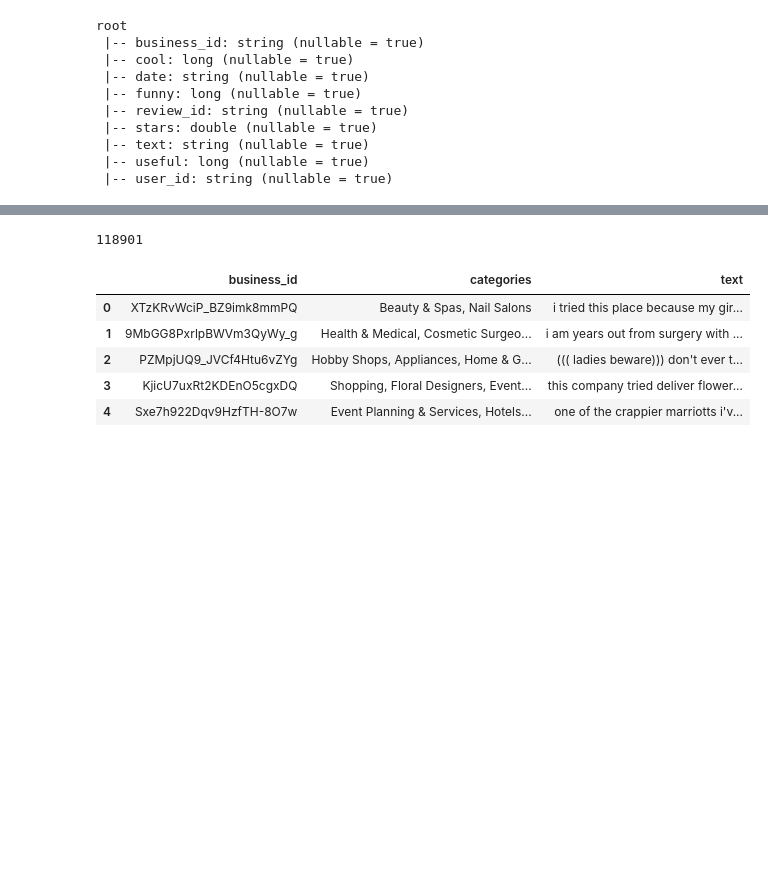
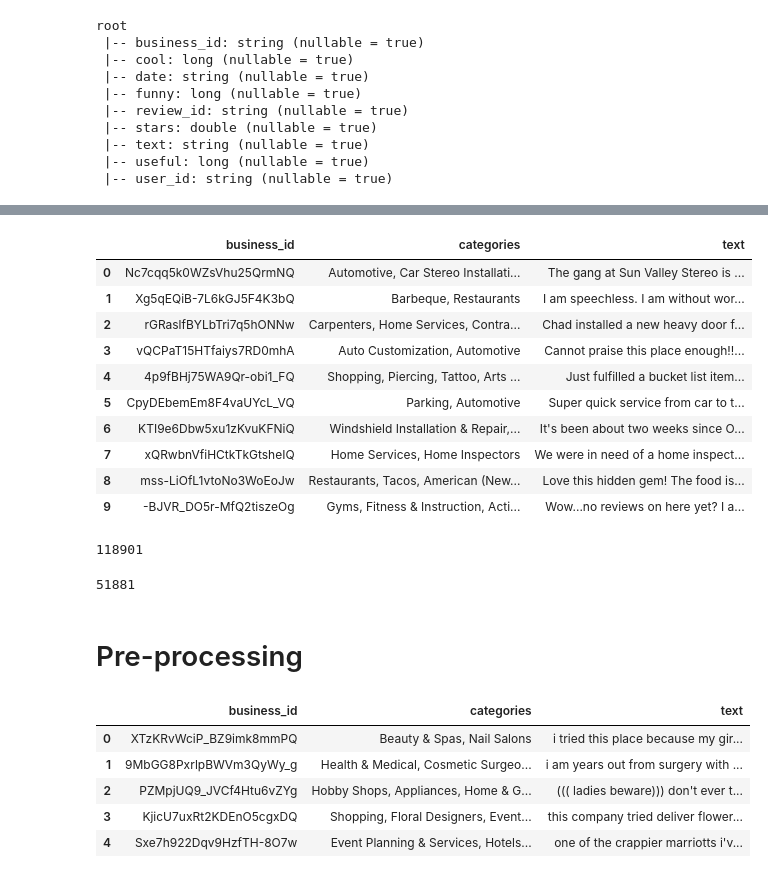
Before and after one commit to Cartercreid/CSPB4502_project_yelp, a Jupyter notebook: Important Factors.ipynb, the cells around one changed output, grey strips where cells are left out. Saved outputs shown, nothing was run; the diff lists cells and outputs as text; code cells hidden in the pictures; blank space fills up the shorter version.

```diff
--- a/Important Factors.ipynb
+++ b/Important Factors.ipynb
@@ -75,7 +77,7 @@ phoenix_1_stars = spark1.sql("SELECT business.business_id, categories, text FROM
 # phoenix_2_stars = spark1.sql("SELECT business.business_id, categories, text FROM business JOIN review ON business.business_id=review.business_id WHERE city = 'Phoenix' and business.stars = 2").toPandas()
 # phoenix_3_stars = spark1.sql("SELECT business.business_id, categories, text FROM business JOIN review ON business.business_id=review.business_id WHERE city = 'Phoenix' and business.stars = 3").toPandas()
 # phoenix_4_stars = spark1.sql("SELECT business.business_id, categories, text FROM business JOIN review ON business.business_id=review.business_id WHERE city = 'Phoenix' and business.stars = 4").toPandas()
-# phoenix_5_stars = spark1.sql("SELECT business.business_id, categories, text FROM business JOIN review ON business.business_id=review.business_id WHERE city = 'Phoenix' and business.stars = 5").toPandas()
+phoenix_5_stars = spark1.sql("SELECT business.business_id, categories, text FROM business JOIN review ON business.business_id=review.business_id WHERE city = 'Phoenix' and business.stars = 5").toPandas()
 # %%
 phoenix_1_stars.head(10)
 # %% [output]
@@ -90,10 +92,32 @@ phoenix_1_stars.head(10)
 | 7 | qaPSbg690KaX5av6xsSV4Q | Coffee & Tea, Cafes, Food, Tea Ro... | I have no idea what the owner's p... |
 | 8 | SZQINqa278e7DEM_B3WK8A | Guns & Ammo, Gold Buyers, Buildin... | My experience went from bad to wo... |
 | 9 | EtLM-iRYp3UGOEz4_b0I2Q | Hotels & Travel, Car Rental | What a mess. Been in line over an... |
-# %%
-phoenix_1_stars.shape[0]
-# %% [output]
-118901
+# %%
+phoenix_5_stars.head(10)
+# %% [output]
+|  | business_id | categories | text |
+| 0 | Nc7cqq5k0WZsVhu25QrmNQ | Automotive, Car Stereo Installati... | The gang at Sun Valley Stereo is ... |
+| 1 | Xg5qEQiB-7L6kGJ5F4K3bQ | Barbeque, Restaurants | I am speechless. I am without wor... |
+| 2 | rGRaslfBYLbTri7q5hONNw | Carpenters, Home Services, Contra... | Chad installed a new heavy door f... |
+| 3 | vQCPaT15HTfaiys7RD0mhA | Auto Customization, Automotive | Cannot praise this place enough!!... |
+| 4 | 4p9fBHj75WA9Qr-obi1_FQ | Shopping, Piercing, Tattoo, Arts ... | Just fulfilled a bucket list item... |
+| 5 | CpyDEbemEm8F4vaUYcL_VQ | Parking, Automotive | Super quick service from car to t... |
+| 6 | KTI9e6Dbw5xu1zKvuKFNiQ | Windshield Installation & Repair,... | It's been about two weeks since O... |
+| 7 | xQRwbnVfiHCtkTkGtsheIQ | Home Services, Home Inspectors | We were in need of a home inspect... |
+| 8 | mss-LiOfL1vtoNo3WoEoJw | Restaurants, Tacos, American (New... | Love this hidden gem! The food is... |
+| 9 | -BJVR_DO5r-MfQ2tiszeOg | Gyms, Fitness & Instruction, Acti... | Wow...no reviews on here yet? I a... |
+# %%
+#Number of 1 star reviews in phoenix
+phoenix_1_stars.shape[0]
+# %% [output]
+118901
+# %%
+#Number of 5 star reviews in phoenix
+phoenix_5_stars.shape[0]
+# %% [output]
+51881
+# %% [markdown]
+# Pre-processing
 # %%
 #lower-casing review text
 phoenix_1_stars['text'] = phoenix_1_stars['text'].apply(lambda x: x.lower())
```
Also changed, not shown: parts of 31 cells of this notebook.
